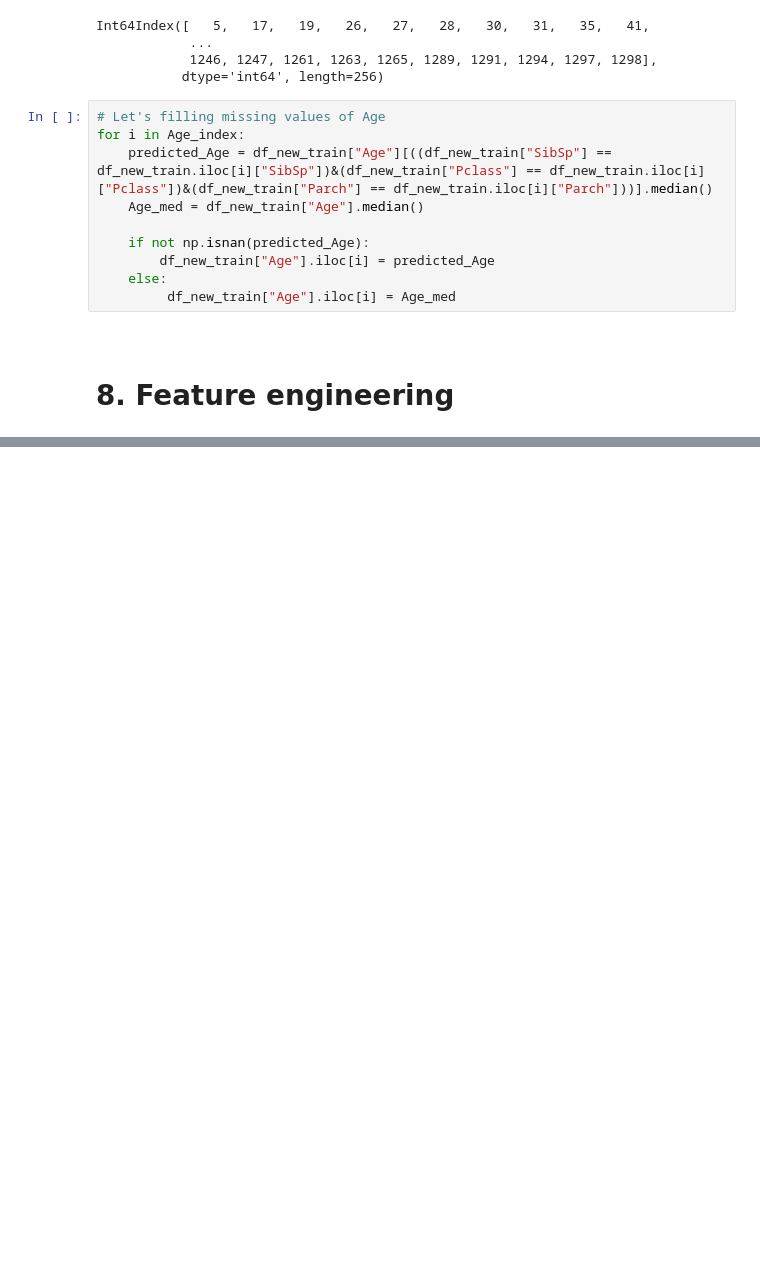
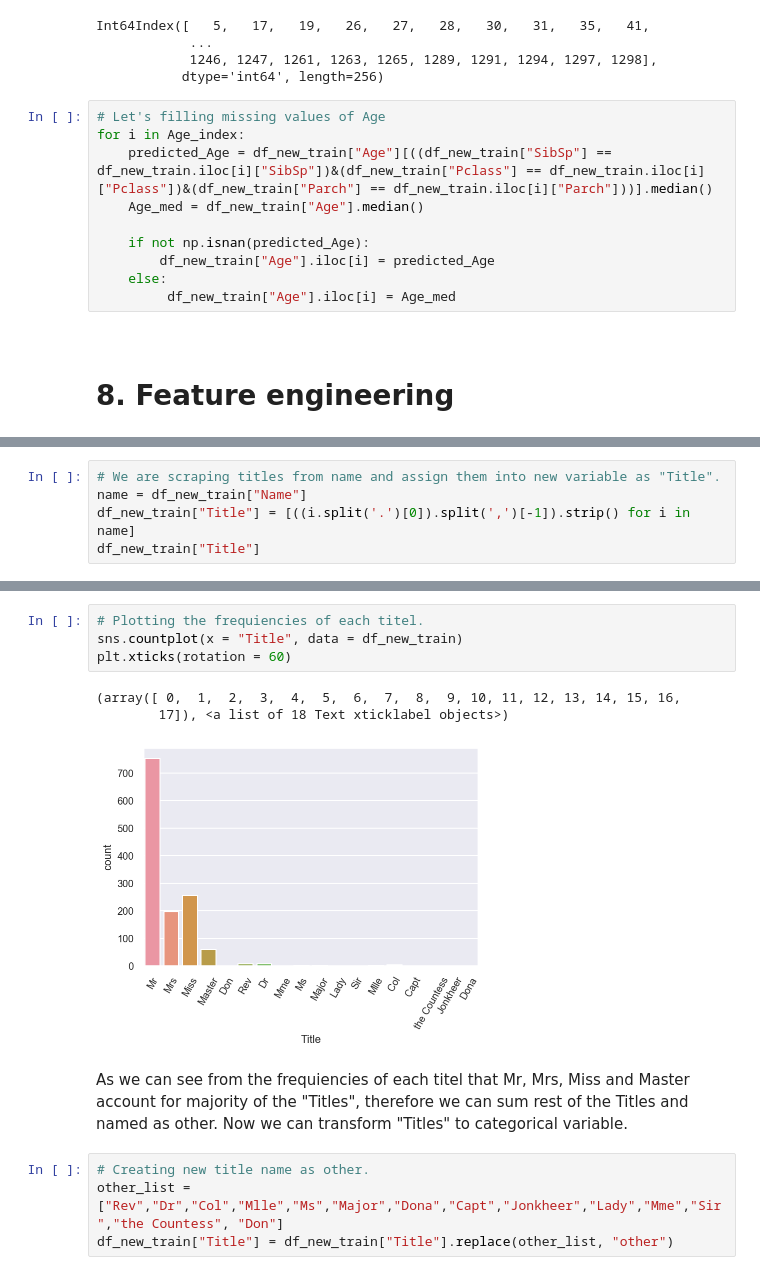
Before and after one commit to muhammet-cakmak/Ensembling_Project, a Jupyter notebook: Kaggle_titanic_set.ipynb, the cells around one changed output, grey strips where cells are left out. Saved outputs shown, nothing was run; the diff lists cells and outputs as text; blank space fills up the shorter version.

```diff
--- a/Kaggle_titanic_set.ipynb
+++ b/Kaggle_titanic_set.ipynb
@@ -746,0 +777,5 @@ for i in Age_index:
+# %%
+# We are scraping titles from name and assign them into new variable as "Title".
+name = df_new_train["Name"]
+df_new_train["Title"] = [((i.split('.')[0]).split(',')[-1]).strip() for i in name]
+df_new_train["Title"]
@@ -746,0 +818,14 @@ for i in Age_index:
+# %%
+# Plotting the frequiencies of each titel.
+sns.countplot(x = "Title", data = df_new_train)
+plt.xticks(rotation = 60)
+# %% [output]
+(array([ 0,  1,  2,  3,  4,  5,  6,  7,  8,  9, 10, 11, 12, 13, 14, 15, 16,
+        17]), <a list of 18 Text xticklabel objects>)
+[figure, added]
+# %% [markdown]
+As we can see from the frequiencies of each titel that Mr, Mrs, Miss and Master account for majority of the "Titles", therefore we can sum rest of the Titles and named as other. Now we can transform "Titles" to categorical variable.
+# %%
+# Creating new title name as other.
+other_list = ["Rev","Dr","Col","Mlle","Ms","Major","Dona","Capt","Jonkheer","Lady","Mme","Sir","the Countess", "Don"]
+df_new_train["Title"] = df_new_train["Title"].replace(other_list, "other")
```
Also changed, not shown: parts of 48 cells of this notebook.
